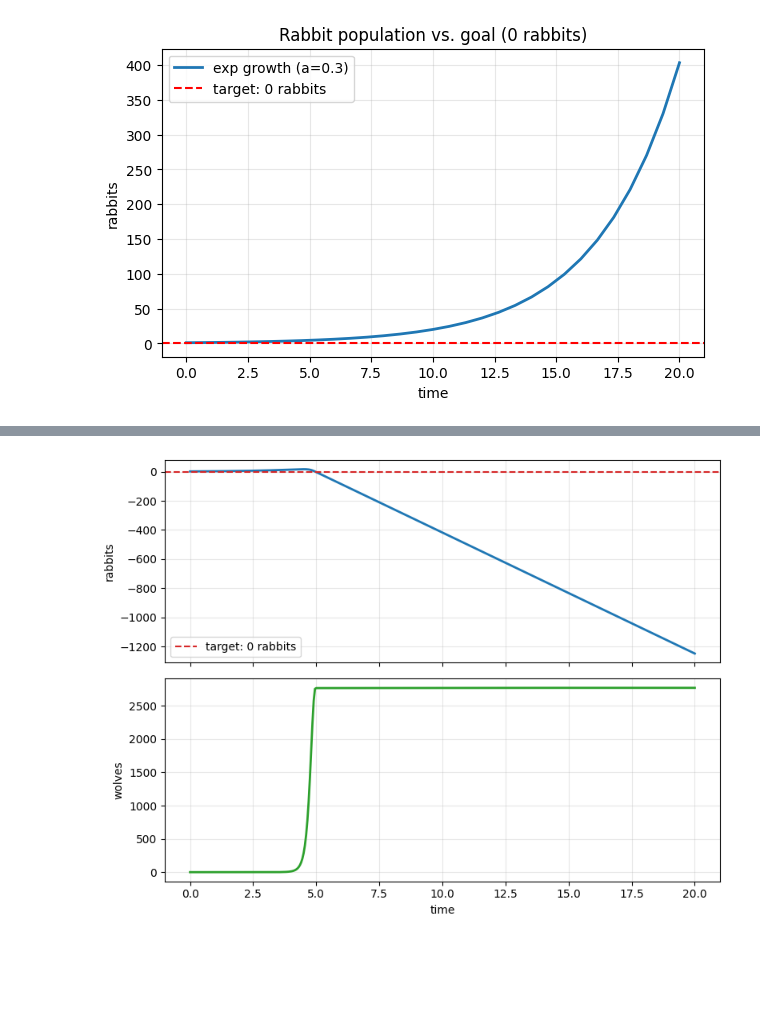
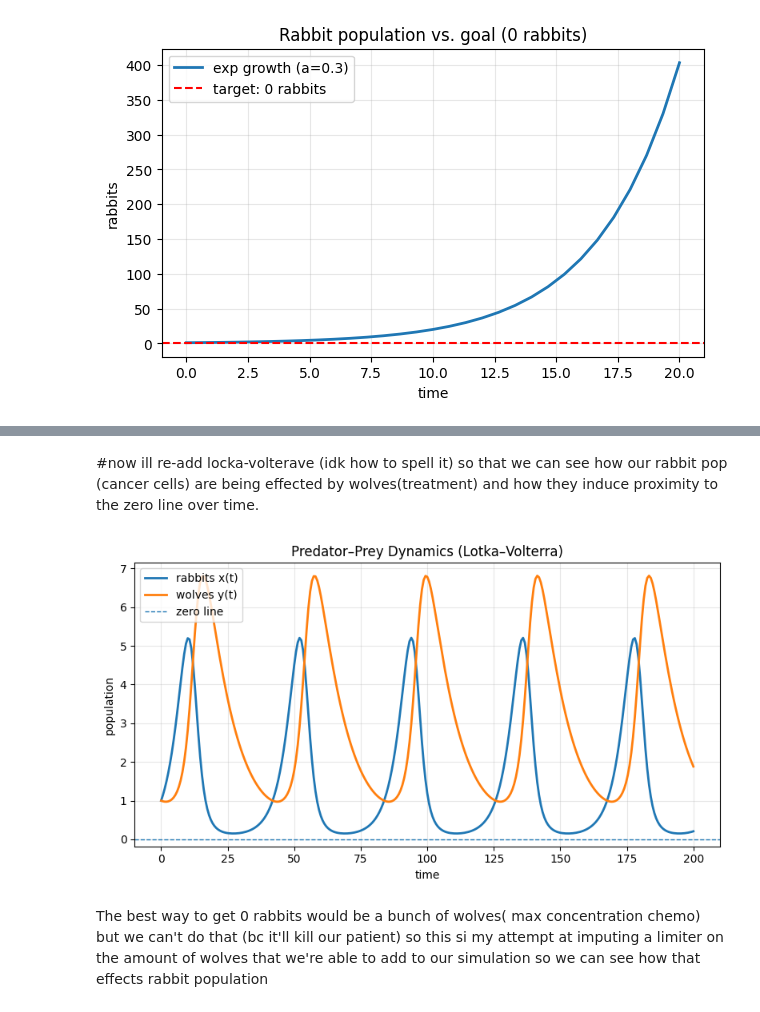
Before and after one commit to Elijo4257/Capstone, a Jupyter notebook: pred-prey.ipynb, the cells around one changed output, grey strips where cells are left out. Saved outputs shown, nothing was run; the diff lists cells and outputs as text; code cells hidden in the pictures; blank space fills up the shorter version.

```diff
--- a/pred-prey.ipynb
+++ b/pred-prey.ipynb
@@ -268,15 +160,56 @@ plt.show()
-# %%
-prfig, (ax_r, ax_w) = plt.subplots(2, 1, figsize=(8,6), sharex=True)
-
-ax_r.plot(t_eval, x, lw=2, color="tab:blue")
-ax_r.axhline(0, ls="--", color="tab:red", label="target: 0 rabbits")
-ax_r.set_ylabel("rabbits")
-ax_r.legend(); ax_r.grid(alpha=0.3)
-
-ax_w.plot(t_eval, y, lw=2, color="tab:green")
-ax_w.set_xlabel("time"); ax_w.set_ylabel("wolves")
-ax_w.grid(alpha=0.3)
-
-plt.tight_layout(); plt.show()
-# %% [output]
-[figure, removed]
+# %% [markdown]
+#now ill re-add locka-volterave (idk how to spell it) so that we can see how our rabbit pop (cancer cells) are being effected by wolves(treatment) and how they induce proximity to the zero line over time.
+# %%
+import numpy as np
+from dataclasses import dataclass
+from scipy.integrate import solve_ivp
+import matplotlib.pyplot as plt
+
+def rabbits_with_the_wolves(t, z, a, b, c, d):
+    x, y = z
+    # optionally clamp tiny negative numerical noise
+    x = max(x, 0.0); y = max(y, 0.0)
+    dx = a * x - b * x * y     # prey growth minus predation
+    dy = c * x * y - d * y     # predator gain from predation minus natural death
+    return [dx, dy]
+
+@dataclass
+class SimulateData:
+    t0: float = 0.0
+    t1: float = 200.0
+    n: int = 300
+    x0: float = 1.0
+    y0: float = 1.0
+
+initial_params = np.array([0.3, 0.1, 0.07, 0.1])  # a, b, c, d
+spec = SimulateData()
+
+t_eval = np.linspace(spec.t0, spec.t1, spec.n + 1)
+
+sol = solve_ivp(
+    fun=lambda t, z: rabbits_with_the_wolves(t, z, *initial_params),
+    t_span=(spec.t0, spec.t1),
+    y0=[spec.x0, spec.y0],
+    t_eval=t_eval,
+    rtol=1e-8,
+    atol=1e-10,
+)
+
+x = sol.y[0]
+y = sol.y[1]
+
+plt.figure(figsize=(8, 4.5))
+plt.plot(t_eval, x, lw=2, label="rabbits x(t)")
+plt.plot(t_eval, y, lw=2, label="wolves y(t)")
+plt.axhline(0, ls="--", lw=1, label="zero line")
+plt.xlabel("time")
+plt.ylabel("population")
+plt.title("Predator–Prey Dynamics (Lotka–Volterra)")
+plt.legend()
+plt.grid(True, alpha=0.3)
+plt.tight_layout()
+plt.show()
+# %% [output]
+[figure, added]
+# %% [markdown]
+The best way to get 0 rabbits would be a bunch of wolves( max concentration chemo) but we can't do that (bc it'll kill our patient) so this si my attempt at imputing a limiter on the amount of wolves that we're able to add to our simulation so we can see how that effects rabbit population
```
Also changed, not shown: parts of 9 cells of this notebook, 2 other files.
